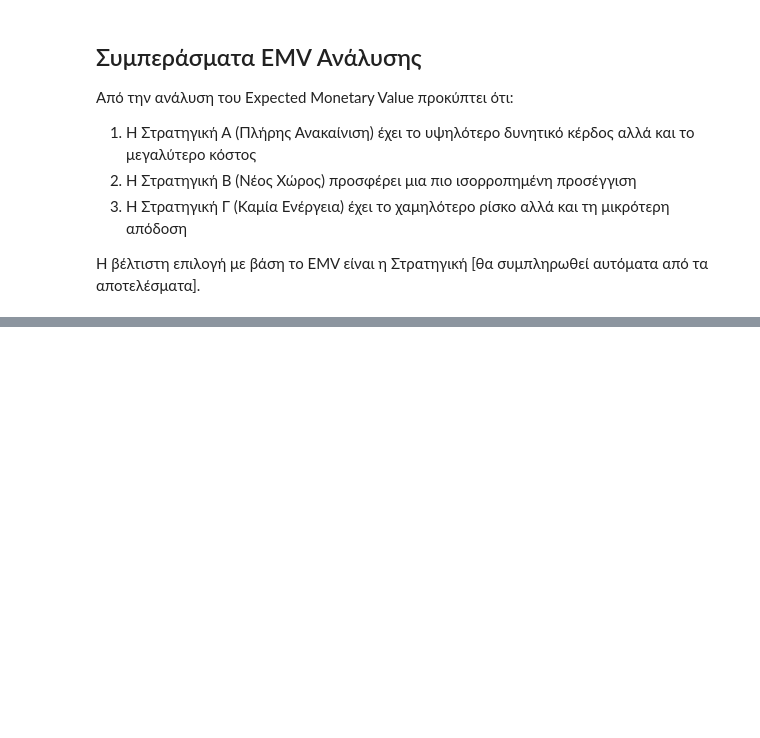
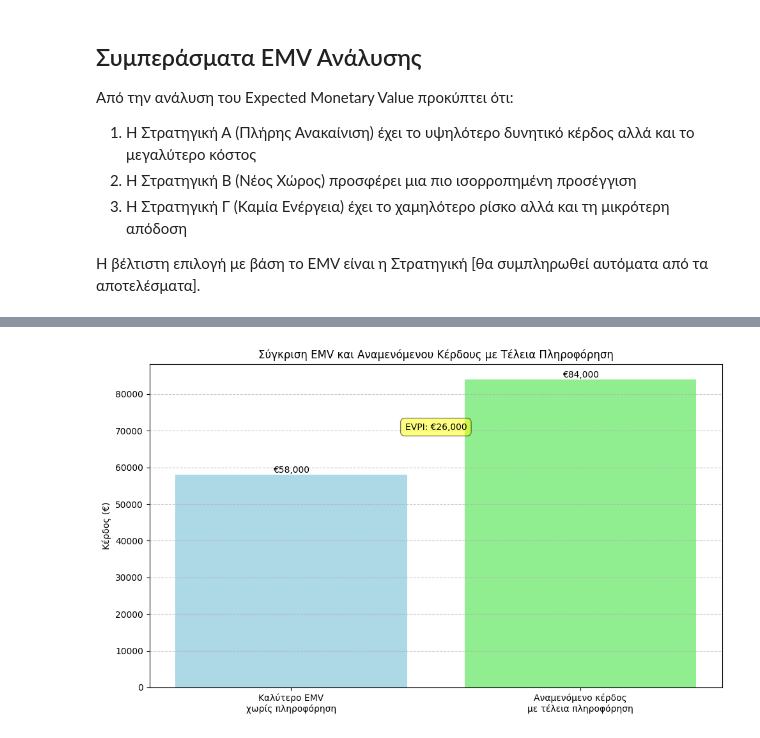
Before and after one commit to KostasPapadooo/it2022141_2022119, a Jupyter notebook: decision_tree_analysis.ipynb, the cells around one changed output, grey strips where cells are left out. Saved outputs shown, nothing was run; the diff lists cells and outputs as text; code cells hidden in the pictures; blank space fills up the shorter version.

```diff
--- a/decision_tree_analysis.ipynb
+++ b/decision_tree_analysis.ipynb
@@ -200,0 +269,34 @@ plt.show()
+# %%
+# Δημιουργία γραφήματος σύγκρισης
+plt.figure(figsize=(10, 6))
+
+# Δεδομένα για το γράφημα
+values = [best_emv, expected_profit_perfect_info]
+labels = ['Καλύτερο EMV\nχωρίς πληροφόρηση', 'Αναμενόμενο κέρδος\nμε τέλεια πληροφόρηση']
+
+# Δημιουργία των μπαρών
+bars = plt.bar(labels, values, color=['lightblue', 'lightgreen'])
+
+# Προσθήκη ετικετών στις μπάρες
+for bar in bars:
+    height = bar.get_height()
+    plt.text(bar.get_x() + bar.get_width()/2., height,
+             f'€{height:,.0f}',
+             ha='center', va='bottom')
+
+# Προσθήκη βέλους και κειμένου για το EVPI
+plt.annotate(f'EVPI: €{evpi:,.0f}',
+            xy=(0.5, min(values) + (max(values) - min(values))/2),
+            xytext=(0.5, min(values) + (max(values) - min(values))/2),
+            ha='center',
+            va='center',
+            bbox=dict(boxstyle='round,pad=0.5', fc='yellow', alpha=0.5))
+
+plt.title('Σύγκριση EMV και Αναμενόμενου Κέρδους με Τέλεια Πληροφόρηση')
+plt.ylabel('Κέρδος (€)')
+plt.grid(True, axis='y', linestyle='--', alpha=0.7)
+
+plt.tight_layout()
+plt.show()
+# %% [output]
+[figure, added]
```
Also changed, not shown: parts of 3 cells of this notebook.
